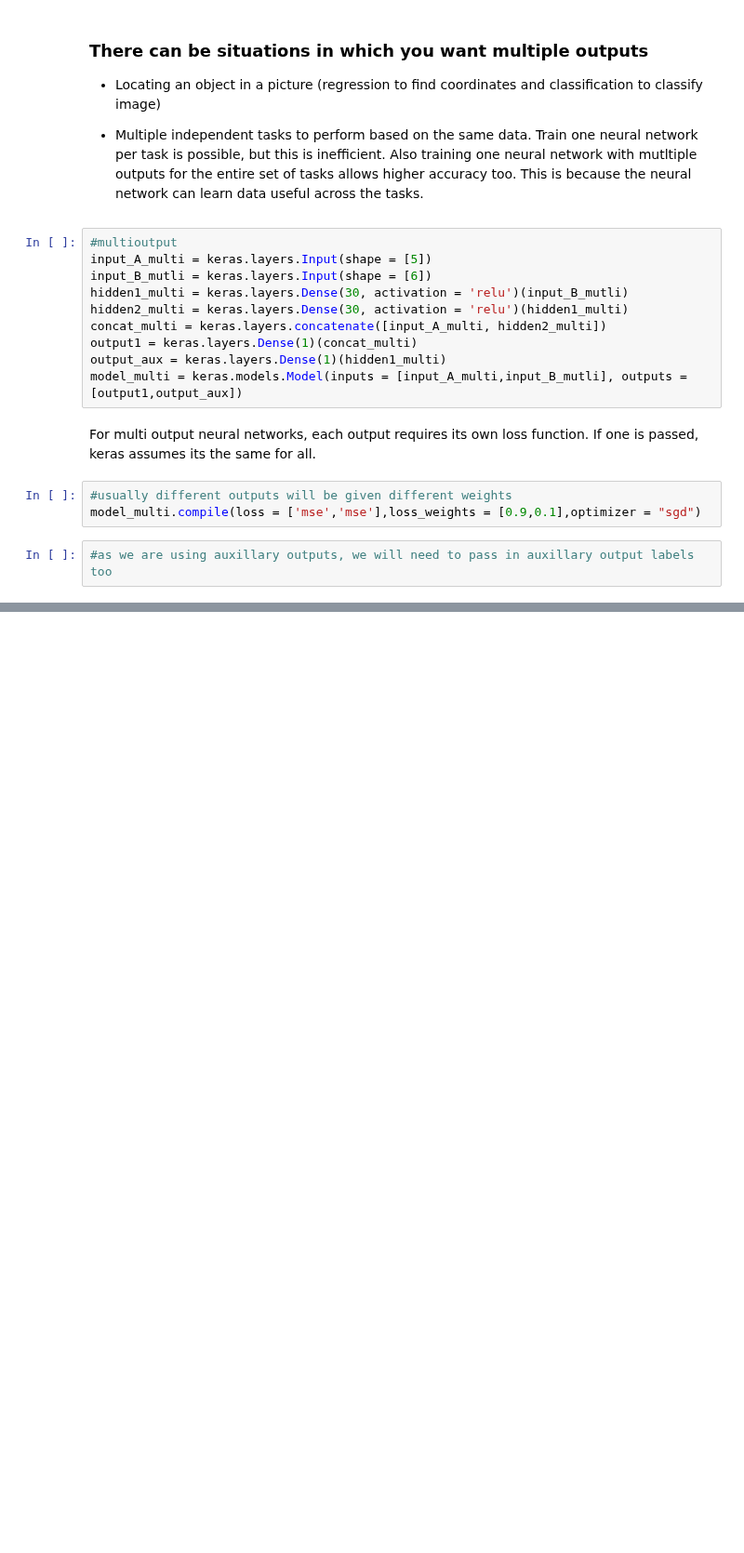
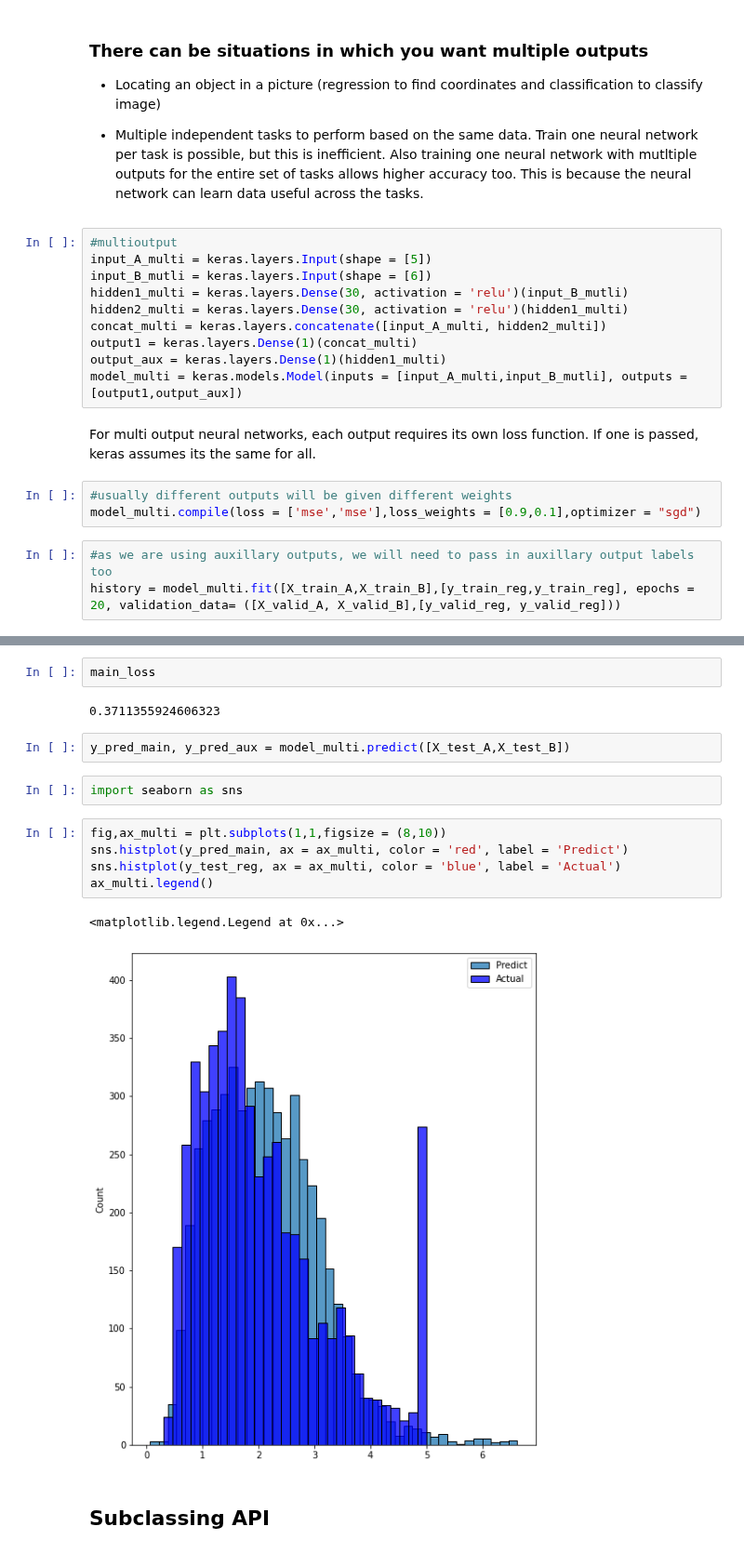
Before and after one commit to Pasindu19970808/Hands-on-Machine-Learning-Textbook-Exercises, a Jupyter notebook: DeepLearning_1/test_tensorflow.ipynb, the cells around one changed output, grey strips where cells are left out. Shown at 93% size. Saved outputs shown, nothing was run; the diff lists cells and outputs as text; blank space fills up the shorter version.

Commit message:
saving model, callbacks

```diff
--- a/DeepLearning_1/test_tensorflow.ipynb
+++ b/DeepLearning_1/test_tensorflow.ipynb
@@ -445,3 +445,4 @@ For multi output neural networks, each output requires its own loss function. If
 model_multi.compile(loss = ['mse','mse'],loss_weights = [0.9,0.1],optimizer = "sgd")
 # %%
 #as we are using auxillary outputs, we will need to pass in auxillary output labels too
+history = model_multi.fit([X_train_A,X_train_B],[y_train_reg,y_train_reg], epochs = 20, validation_data= ([X_valid_A, X_valid_B],[y_valid_reg, y_valid_reg]))
@@ -447,0 +472,18 @@ model_multi.compile(loss = ['mse','mse'],loss_weights = [0.9,0.1],optimizer = "s
+# %%
+main_loss
+# %% [output]
+0.3711355924606323
+# %%
+y_pred_main, y_pred_aux = model_multi.predict([X_test_A,X_test_B])
+# %%
+import seaborn as sns
+# %%
+fig,ax_multi = plt.subplots(1,1,figsize = (8,10))
+sns.histplot(y_pred_main, ax = ax_multi, color = 'red', label = 'Predict')
+sns.histplot(y_test_reg, ax = ax_multi, color = 'blue', label = 'Actual')
+ax_multi.legend()
+# %% [output]
+<matplotlib.legend.Legend at 0x...>
+[figure, added]
+# %% [markdown]
+<h2> Subclassing API </h2>
```
Also changed, not shown: parts of 39 cells of this notebook, 2 other files.
